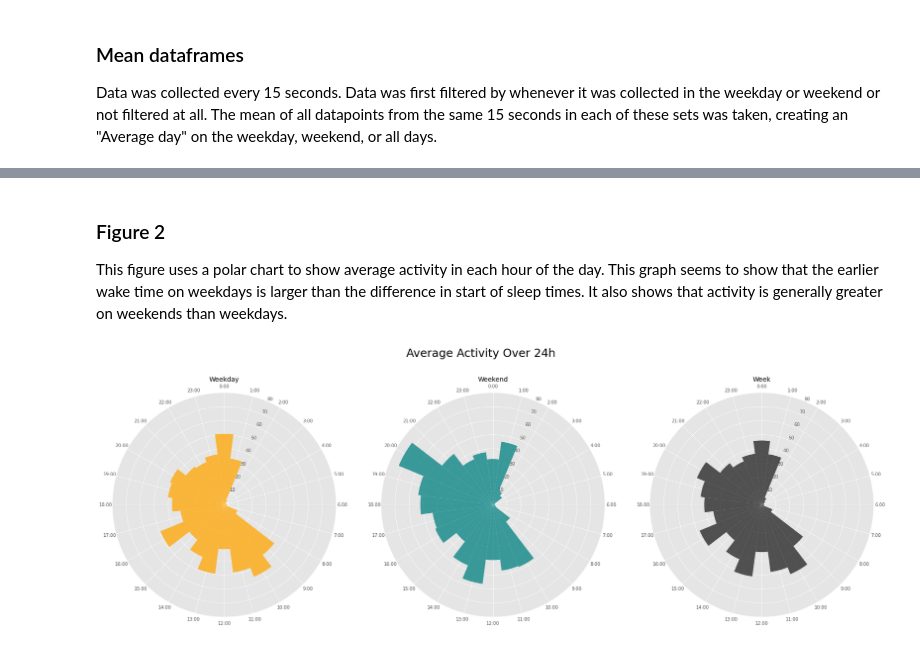
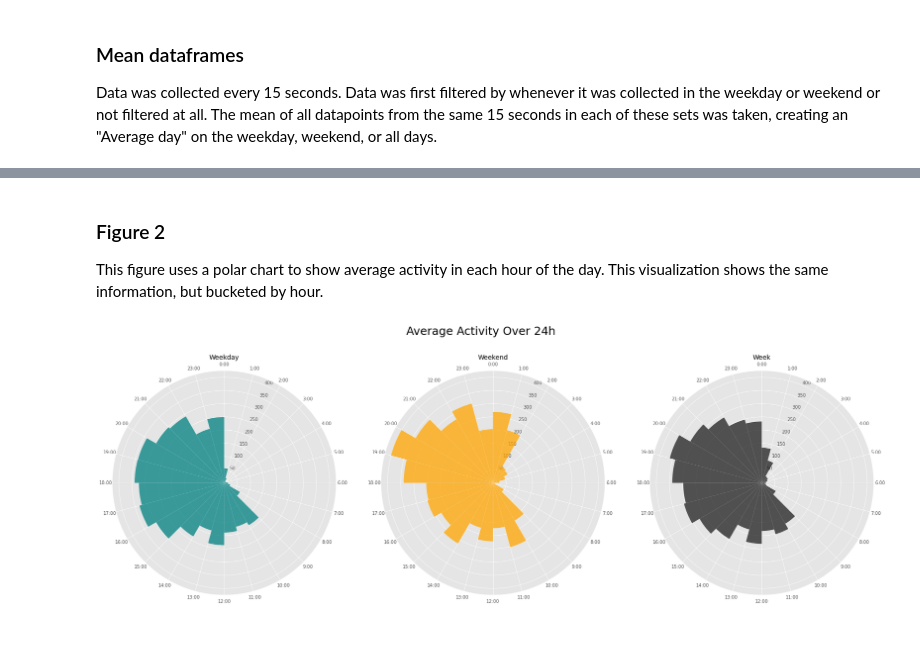
Before and after one commit to HForrest/Biol-422, a Jupyter notebook: Activity_analysis.ipynb, the cells around one changed output, grey strips where cells are left out. Drawn from its saved outputs; the diff is of its cells as text; code cells hidden in the pictures.

```diff
--- a/Activity_analysis.ipynb
+++ b/Activity_analysis.ipynb
@@ -106,39 +98,39 @@ plt.savefig('mean_act.png')
-# %% [markdown]
-### Figure 2
-This figure uses a polar chart to show average activity in each hour of the day. This graph seems to show that the earlier wake time on weekdays is larger than the difference in start of sleep times. It also shows that activity is generally greater on weekends than weekdays.
-# %%
-fig = plt.figure(figsize=(30, 10))
-fig.suptitle('Average Activity Over 24h', size = 25)
-ax1 = plt.subplot(131, polar=True)
-ax2 = plt.subplot(132, polar=True)
-ax3 = plt.subplot(133, polar=True)
-axs = [ax1, ax2, ax3]
-
-for ax in axs:
-    # Set the circumference labels
-    ax.set_xticks(np.linspace(0, 2*np.pi, 24, endpoint=False))
-    ax.set_xticklabels([f"{i}:00" for i in range(24)])
-
-    # Make the labels go clockwise
-    ax.set_theta_direction(-1)
-
-    # Place 0 at the top
-    ax.set_theta_offset(np.pi/2.0)
-
-    ax.set_ylim([0,80])
-
-equals = np.deg2rad(np.arange(24) / 24 * 360)+ np.pi/12
-
-ax1.bar(equals, weekday_int.Activity, color = 'orange', width = equals[0], alpha = .75)
-ax1.set_title('Weekday')
-
-ax2.bar(equals, weekend_int.Activity, color = 'teal', width = equals[0], alpha = .75)
-ax2.set_title('Weekend')
-
-ax3.bar(equals, mean_int.Activity, color = 'k', width = equals[0], alpha = .65)
-ax3.set_title('Week')
-
-plt.savefig('polar_act.png')
-# %% [output]
-[figure, removed]
+# %% [markdown]
+### Figure 2
+This figure uses a polar chart to show average activity in each hour of the day. This visualization shows the same information, but bucketed by hour.
+# %%
+fig = plt.figure(figsize=(30, 10))
+fig.suptitle('Average Activity Over 24h', size = 25)
+ax1 = plt.subplot(131, polar=True)
+ax2 = plt.subplot(132, polar=True)
+ax3 = plt.subplot(133, polar=True)
+axs = [ax1, ax2, ax3]
+
+for ax in axs:
+    # Set the circumference labels
+    ax.set_xticks(np.linspace(0, 2*np.pi, 24, endpoint=False))
+    ax.set_xticklabels([f"{i}:00" for i in range(24)])
+
+    # Make the labels go clockwise
+    ax.set_theta_direction(-1)
+
+    # Place 0 at the top
+    ax.set_theta_offset(np.pi/2.0)
+
+    ax.set_ylim([0,425])
+
+equals = np.deg2rad(np.arange(24) / 24 * 360)+ np.pi/12
+
+ax1.bar(equals - np.pi/24, weekday_int.Activity, color = 'teal', width = equals[0], alpha = .75)
+ax1.set_title('Weekday')
+
+ax2.bar(equals - np.pi/24, weekend_int.Activity, color = 'orange', width = equals[0], alpha = .75)
+ax2.set_title('Weekend')
+
+ax3.bar(equals - np.pi/24, mean_int.Activity, color = 'k', width = equals[0], alpha = .65)
+ax3.set_title('Week')
+
+plt.savefig('polar_act.png')
+# %% [output]
+[figure, added]
 # %%
```
Also changed, not shown: parts of 19 cells of this notebook, 5 other files.
